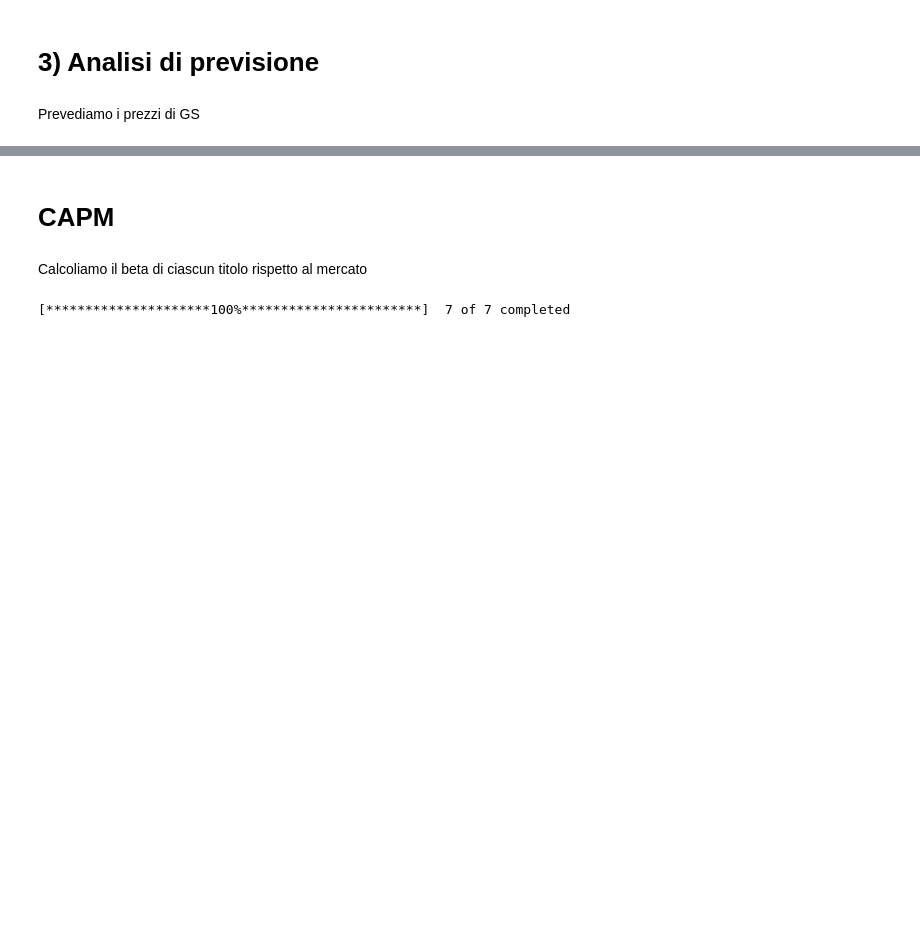
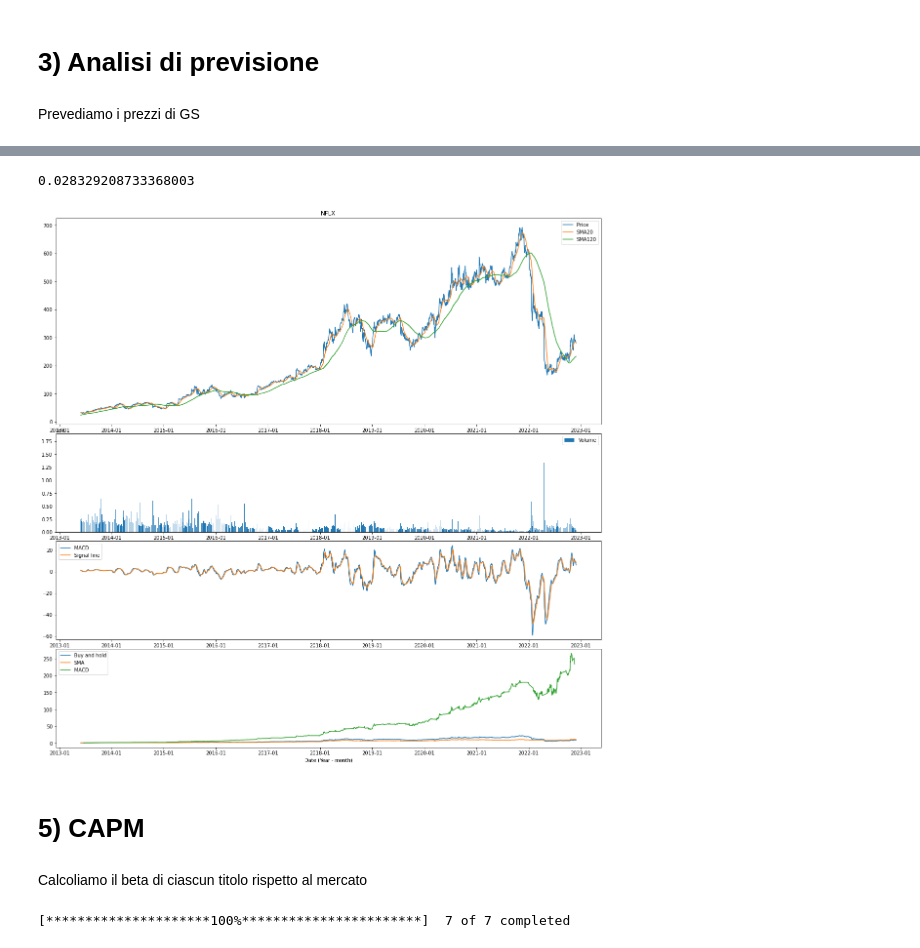
Before and after one commit to michelebanfi/business-intelligence, a Jupyter notebook: BanfiMichele869294.ipynb, the cells around one changed output, grey strips where cells are left out. Cells and saved outputs as stored; diff of their text form; code cells hidden in the pictures; blank space fills up the shorter version.

```diff
--- a/BanfiMichele869294.ipynb
+++ b/BanfiMichele869294.ipynb
@@ -596,5 +708,41 @@ svm confidence:  0.5844
+# %%
+data['Buy_and_hold'] = np.cumprod(data['Change'])
+data['rtn'] = data['Buy_and_hold'].pct_change()
+data['rtn'].std()
+data['rtn'].mean()*252 / (data['rtn'].std()*np.sqrt(252))
+# %% [output]
+0.028329208733368003
+# %%
+plt.figure(figsize=(20,24))
+ax1 = plt.subplot2grid((12,1), (0,0), rowspan = 4, colspan = 1, title = 'NFLX')
+ax2 = plt.subplot2grid((12,1), (4,0), rowspan = 2, colspan = 1, sharex = ax1)
+ax3 = plt.subplot2grid((12,1), (6,0), rowspan = 2, colspan = 1, sharex = ax1)
+ax4 = plt.subplot2grid((12,1), (8,0), rowspan = 2, colspan = 1, sharex = ax1)
+
+ax1.plot(data['Adj Close'], label = 'Price')
+ax1.plot(data['SMA20'], label = 'SMA20')
+ax1.plot(data['SMA120'], label = 'SMA120')
+
+ax2.bar(data.index, data['Volume'], label = 'Volume')
+
+ax3.plot(data['MACD'], label = 'MACD')
+ax3.plot(data['Signal line'], label = 'Signal line')
+
+ax4.plot(data['Buy_and_hold'], label = 'Buy and hold')
+ax4.plot(sma['Return'], label = 'SMA')
+ax4.plot(macd['Return'], label = 'MACD')
+plt.gca().xaxis.set_major_formatter(mdates.DateFormatter('%Y-%m'))
+ax4.set_xlabel('Date (Year - month)')
+
+ax1.legend()
+ax2.legend()
+ax4.legend()
+ax3.legend()
+plt.show()
+# %% [output]
+[figure, added]
 # %% [markdown]
-# CAPM
+# 5) CAPM
 # %% [markdown]
 Calcoliamo il beta di ciascun titolo rispetto al mercato
 # %%
```
Also changed, not shown: parts of 53 cells of this notebook, 3 other files.
